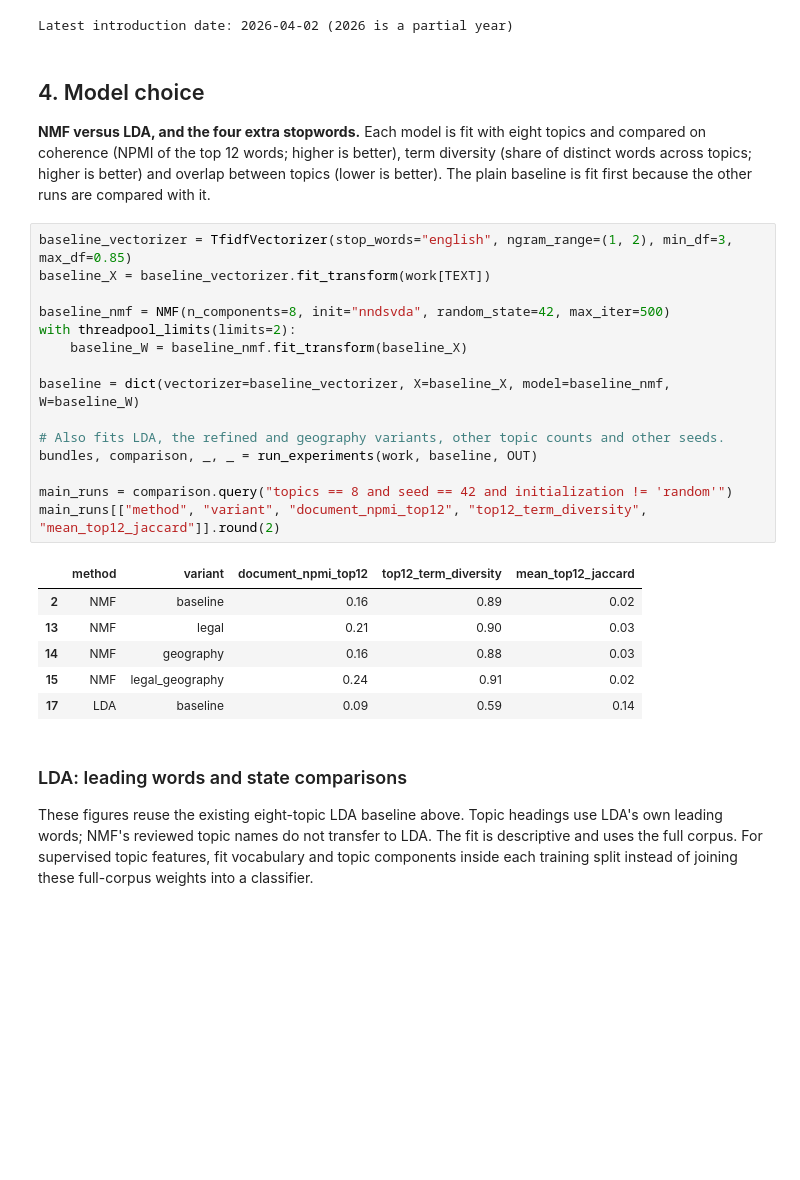
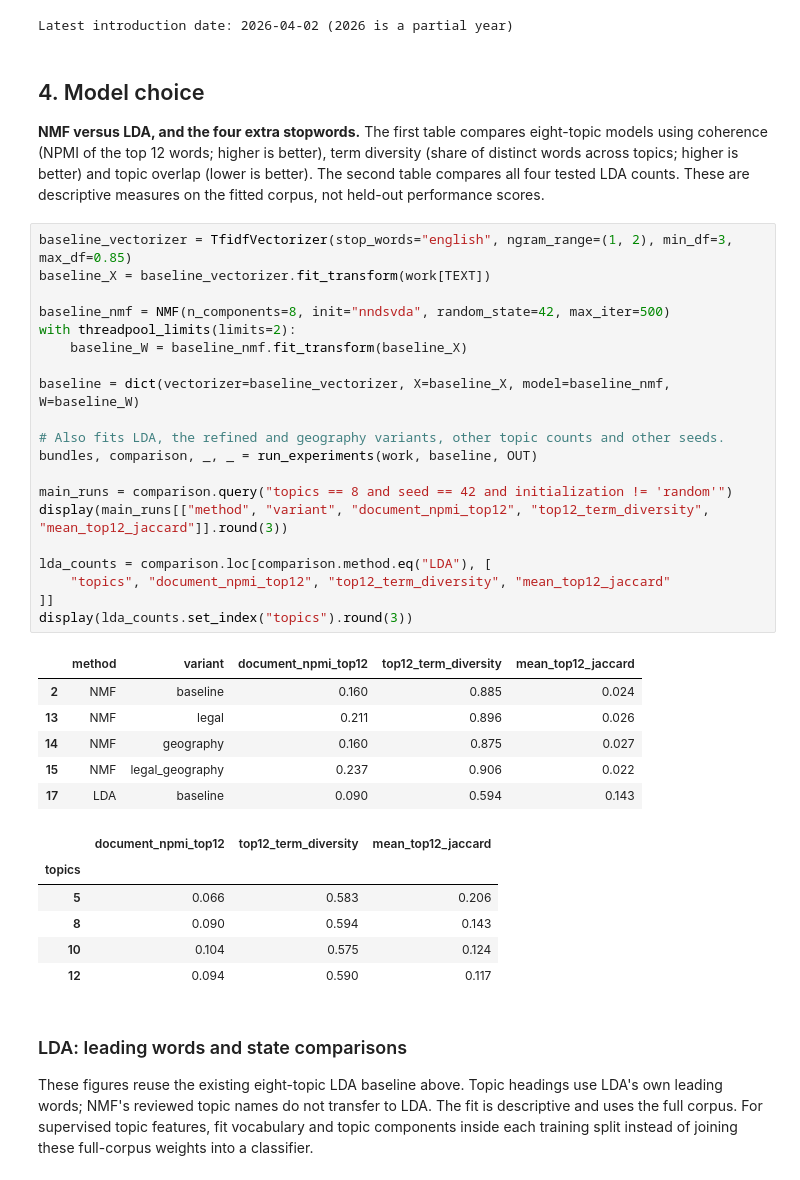
Before and after one commit to dhMontes/siads696-state-of-ai, a Jupyter notebook: notebooks/03_topic_analysis.ipynb, the cells around one changed output. Drawn from its saved outputs; the diff is of its cells as text; blank space fills up the shorter version.

Commit message:
Explain the NMF and LDA topic counts (#21)
Co-authored-by: Josue Nunez <Josue.Nunez@meijer.com>

```diff
--- a/notebooks/03_topic_analysis.ipynb
+++ b/notebooks/03_topic_analysis.ipynb
@@ -139,29 +139,40 @@ Latest introduction date: 2026-04-02 (2026 is a partial year)
 # %% [markdown]
 ## 4. Model choice
 
-**NMF versus LDA, and the four extra stopwords.** Each model is fit with eight topics and compared on coherence (NPMI of the top 12 words; higher is better), term diversity (share of distinct words across topics; higher is better) and overlap between topics (lower is better). The plain baseline is fit first because the other runs are compared with it.
+**NMF versus LDA, and the four extra stopwords.** The first table compares eight-topic models using coherence (NPMI of the top 12 words; higher is better), term diversity (share of distinct words across topics; higher is better) and topic overlap (lower is better). The second table compares all four tested LDA counts. These are descriptive measures on the fitted corpus, not held-out performance scores.
 # %%
 baseline_vectorizer = TfidfVectorizer(stop_words="english", ngram_range=(1, 2), min_df=3, max_df=0.85)
 baseline_X = baseline_vectorizer.fit_transform(work[TEXT])
 
 baseline_nmf = NMF(n_components=8, init="nndsvda", random_state=42, max_iter=500)
 with threadpool_limits(limits=2):
     baseline_W = baseline_nmf.fit_transform(baseline_X)
 
 baseline = dict(vectorizer=baseline_vectorizer, X=baseline_X, model=baseline_nmf, W=baseline_W)
 
 # Also fits LDA, the refined and geography variants, other topic counts and other seeds.
 bundles, comparison, _, _ = run_experiments(work, baseline, OUT)
 
 main_runs = comparison.query("topics == 8 and seed == 42 and initialization != 'random'")
-main_runs[["method", "variant", "document_npmi_top12", "top12_term_diversity", "mean_top12_jaccard"]].round(2)
+display(main_runs[["method", "variant", "document_npmi_top12", "top12_term_diversity", "mean_top12_jaccard"]].round(3))
+
+lda_counts = comparison.loc[comparison.method.eq("LDA"), [
+    "topics", "document_npmi_top12", "top12_term_diversity", "mean_top12_jaccard"
+]]
+display(lda_counts.set_index("topics").round(3))
 # %% [output]
 |  | method | variant | document_npmi_top12 | top12_term_diversity | mean_top12_jaccard |
-| 2 | NMF | baseline | 0.16 | 0.89 | 0.02 |
-| 13 | NMF | legal | 0.21 | 0.90 | 0.03 |
-| 14 | NMF | geography | 0.16 | 0.88 | 0.03 |
-| 15 | NMF | legal_geography | 0.24 | 0.91 | 0.02 |
-| 17 | LDA | baseline | 0.09 | 0.59 | 0.14 |
+| 2 | NMF | baseline | 0.160 | 0.885 | 0.024 |
+| 13 | NMF | legal | 0.211 | 0.896 | 0.026 |
+| 14 | NMF | geography | 0.160 | 0.875 | 0.027 |
+| 15 | NMF | legal_geography | 0.237 | 0.906 | 0.022 |
+| 17 | LDA | baseline | 0.090 | 0.594 | 0.143 |
+|  | document_npmi_top12 | top12_term_diversity | mean_top12_jaccard |
+| topics |  |  |  |
+| 5 | 0.066 | 0.583 | 0.206 |
+| 8 | 0.090 | 0.594 | 0.143 |
+| 10 | 0.104 | 0.575 | 0.124 |
+| 12 | 0.094 | 0.590 | 0.117 |
 # %% [markdown]
 ### LDA: leading words and state comparisons
 
```
Also changed, not shown: parts of 3 cells of this notebook, 1 other file.
